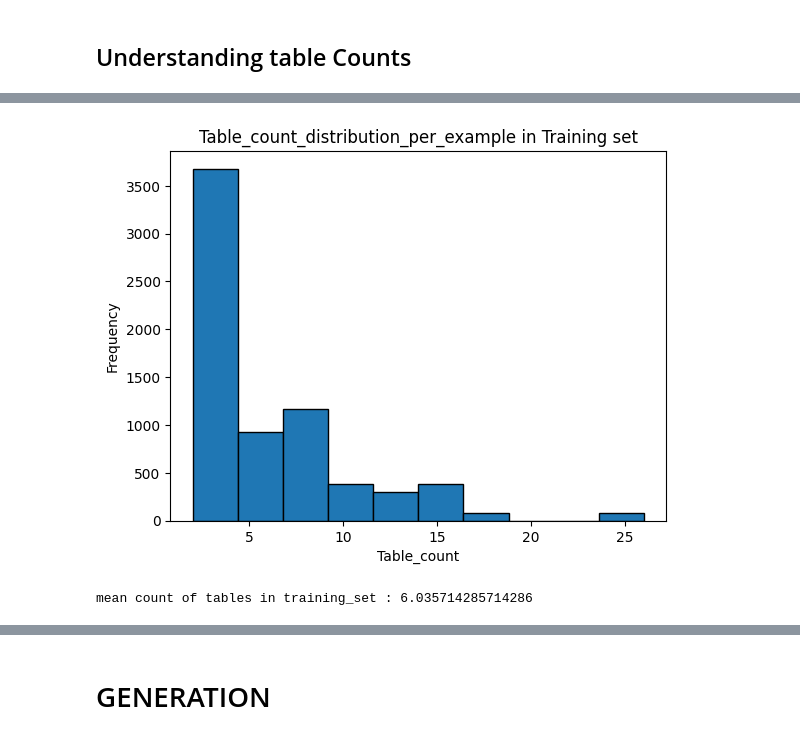
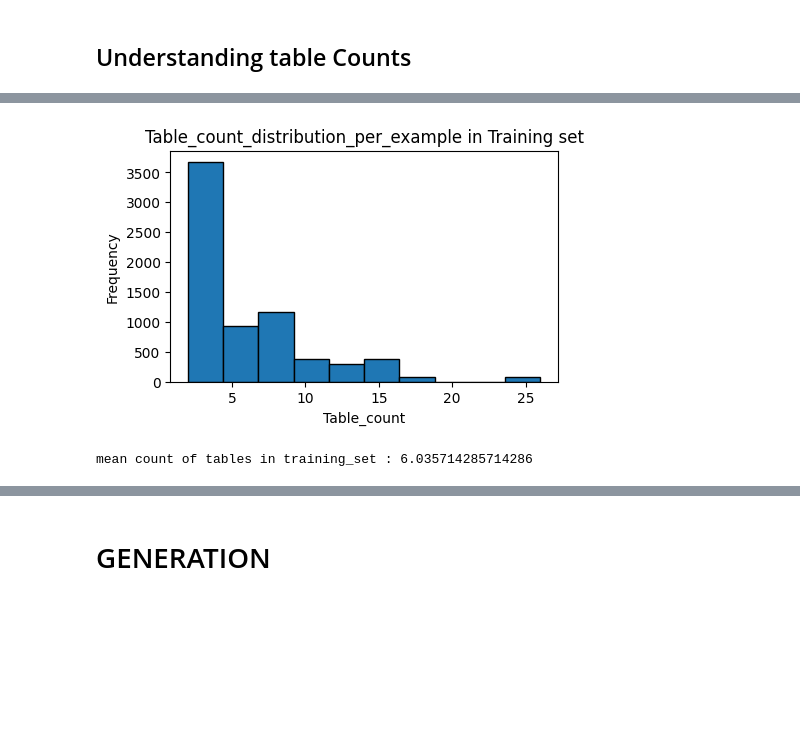
Before and after one commit to mehulpranay/ML_Framework, a Jupyter notebook: inference-notebook-for-question-to-sql-query.ipynb, the cells around one changed output, grey strips where cells are left out. Drawn from its saved outputs; the diff is of its cells as text; code cells hidden in the pictures; blank space fills up the shorter version.

```diff
--- a/inference-notebook-for-question-to-sql-query.ipynb
+++ b/inference-notebook-for-question-to-sql-query.ipynb
@@ -238,25 +179,25 @@ mean count of tables is : 5.27710843373494
 # %%
 
 train_df['schema'] = train_df['db_id'].apply(lambda db_id: schema_lookup[db_id]['Schema (values (type))'] )
 
 train_df['count_tables'] = train_df['schema'].apply(total_tables)
 count_tables = train_df['count_tables'].tolist()
 
 import matplotlib.pyplot as plt
-
+plt.figure(figsize=(5, 3))
 # Create the histogram
 plt.hist(count_tables, bins=10, edgecolor='black')
 
 # Add labels and title
 plt.title('Table_count_distribution_per_example in Training set')
 plt.xlabel('Table_count')
 plt.ylabel('Frequency')
 
 # Display the plot
 plt.show()
 print(f'mean count of tables in training_set : {np.mean(count_tables)}')
 # %% [output]
-[figure, old version]
+[figure, new version]
 mean count of tables in training_set : 6.035714285714286
 # %%
 
```
Also changed, not shown: parts of 57 cells of this notebook.
